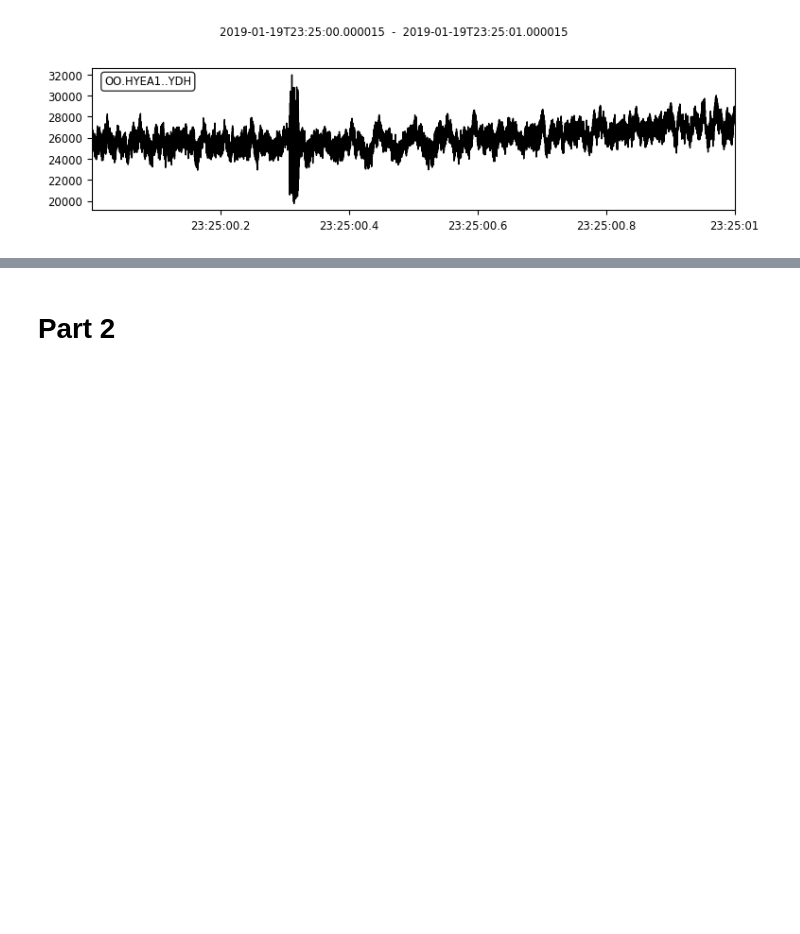
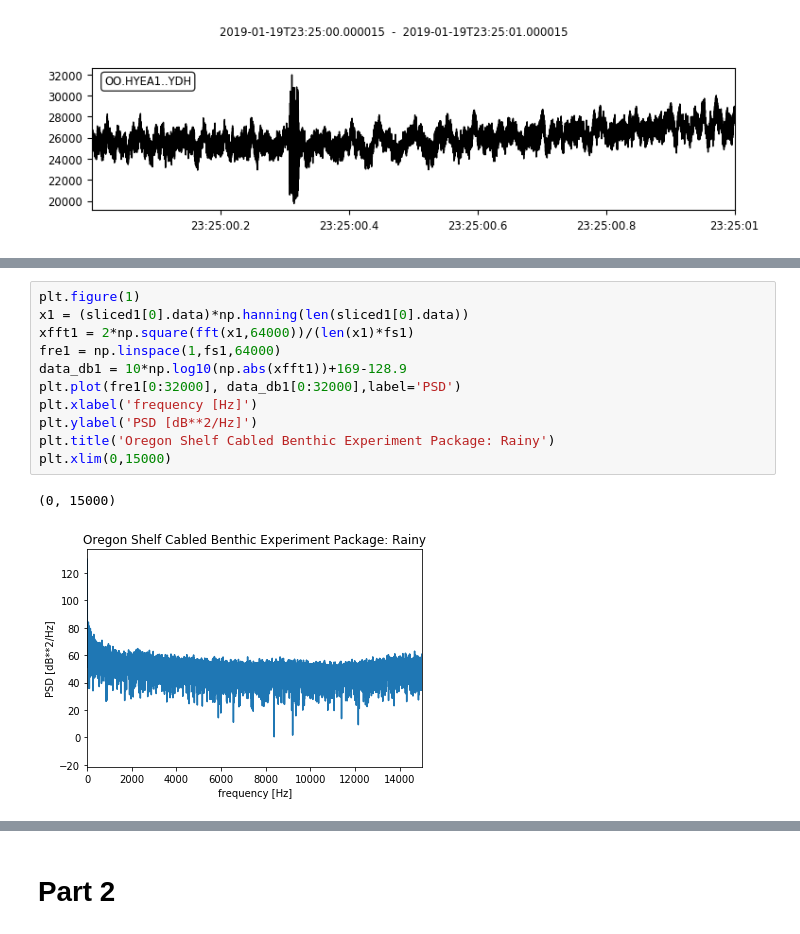
Before and after one commit to stephenscharkov/Project-4, a Jupyter notebook: code.ipynb, the cells around one changed output, grey strips where cells are left out. Cells and saved outputs as stored; diff of their text form; blank space fills up the shorter version.

```diff
--- a/code.ipynb
+++ b/code.ipynb
@@ -268,0 +211,14 @@ plt.xlim(0,15000)
+# %%
+plt.figure(1)
+x1 = (sliced1[0].data)*np.hanning(len(sliced1[0].data))
+xfft1 = 2*np.square(fft(x1,64000))/(len(x1)*fs1)
+fre1 = np.linspace(1,fs1,64000)
+data_db1 = 10*np.log10(np.abs(xfft1))+169-128.9
+plt.plot(fre1[0:32000], data_db1[0:32000],label='PSD')
+plt.xlabel('frequency [Hz]')
+plt.ylabel('PSD [dB**2/Hz]')
+plt.title('Oregon Shelf Cabled Benthic Experiment Package: Rainy')
+plt.xlim(0,15000)
+# %% [output]
+(0, 15000)
+[figure, added]
```
Also changed, not shown: parts of 21 cells of this notebook.
